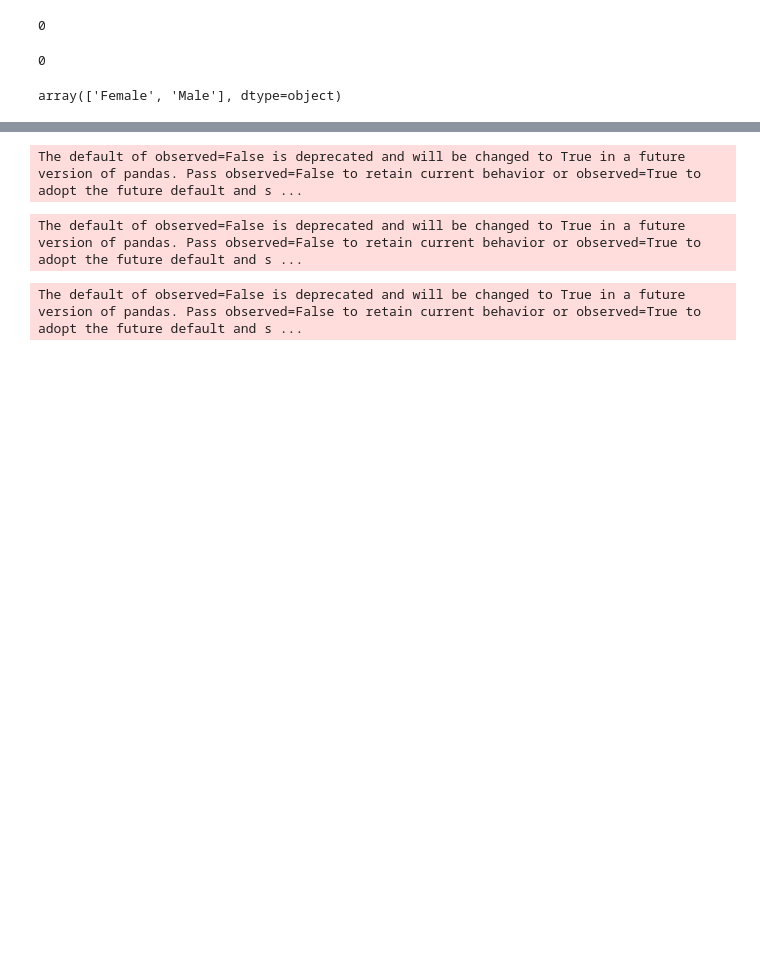
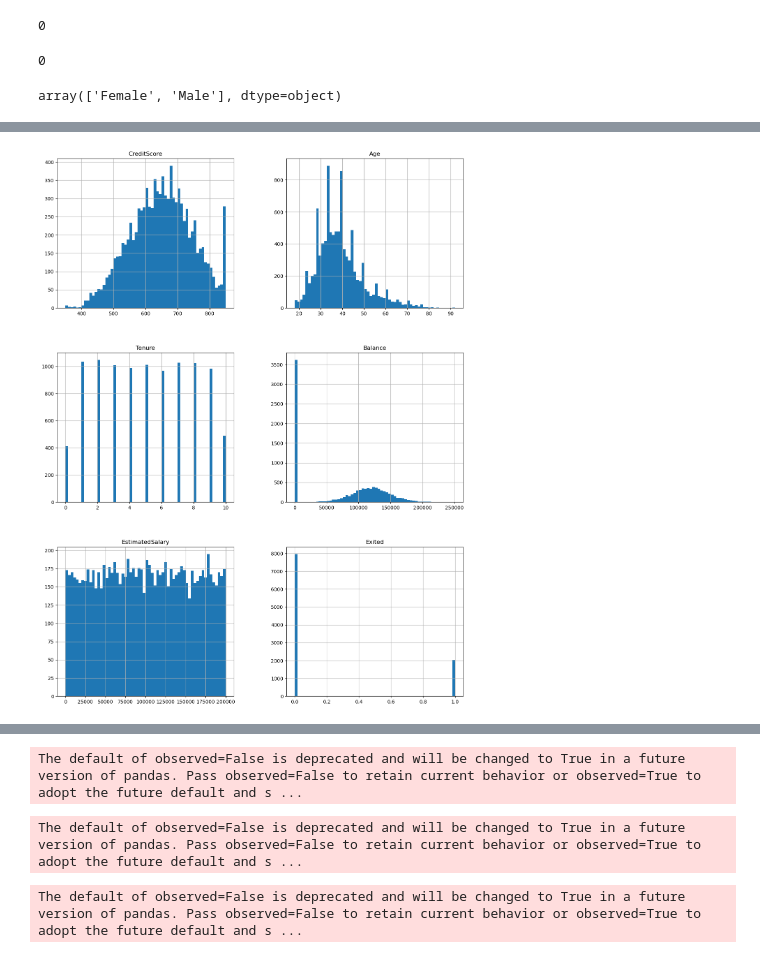
Before and after one commit to alicia-perez-diez/bank_churn_project, a Jupyter notebook: notebooks/main.ipynb, the cells around one changed output, grey strips where cells are left out. Drawn from its saved outputs; the diff is of its cells as text; code cells hidden in the pictures; blank space fills up the shorter version.

```diff
--- a/notebooks/main.ipynb
+++ b/notebooks/main.ipynb
@@ -249,3 +184,12 @@ fig.show()
+# %%
+#comprobamos la distribución de todas las variables numéricas
+ax = df[numeric_var].hist(figsize=(15, 20), bins=60, xlabelsize=10, ylabelsize=10)
+for axis in ax.flatten():
+    axis.ticklabel_format(style='plain', axis='x')
+
+plt.show()
+# %% [output]
+[figure, added]
 # %%
 df.describe()
 # %% [output]
```
Also changed, not shown: parts of 26 cells of this notebook.
